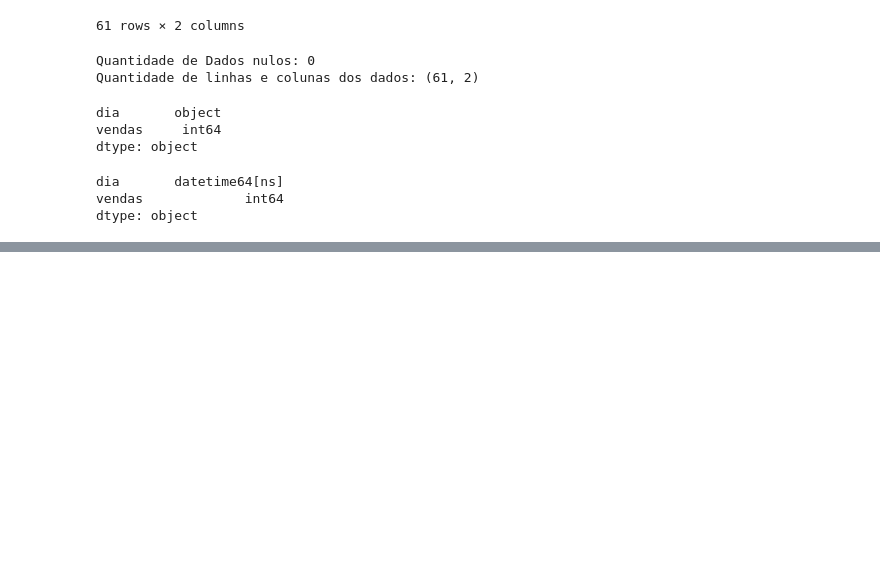
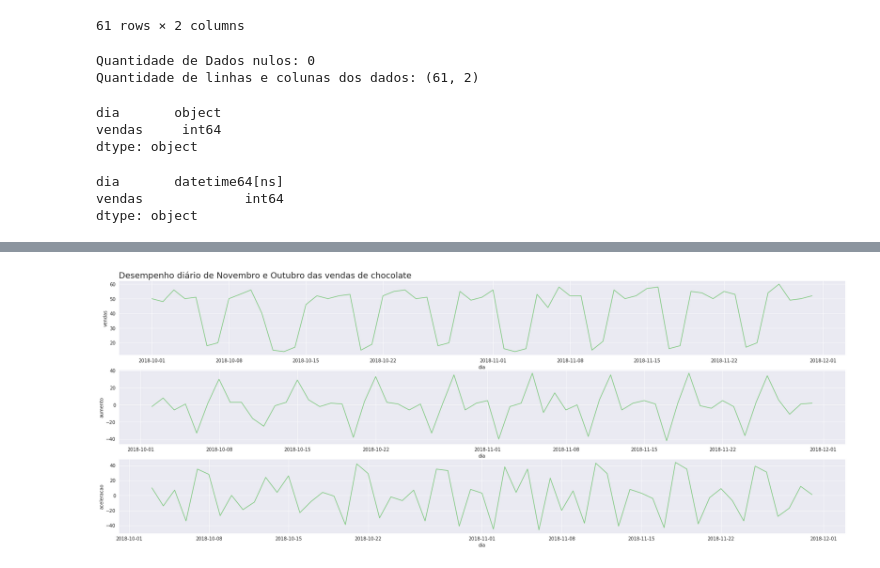
Before and after one commit to King-Bowie/TimeSeries, a Jupyter notebook: TimeSeries.ipynb, the cells around one changed output, grey strips where cells are left out. Drawn from its saved outputs; the diff is of its cells as text; code cells hidden in the pictures; blank space fills up the shorter version.

```diff
--- a/TimeSeries.ipynb
+++ b/TimeSeries.ipynb
@@ -312,3 +312,7 @@ vendas_diarias.dtypes
 dia       datetime64[ns]
 vendas             int64
 dtype: object
+# %%
+vendas_diarias['aumento'] = vendas_diarias['vendas'].diff()
+vendas_diarias['aceleracao'] = vendas_diarias['aumento'].diff()
+vendas_diarias.head()
@@ -314,0 +326,5 @@ dtype: object
+# %%
+plot_comparacao('dia','vendas','aumento','aceleracao',vendas_diarias,
+                'Desempenho diário de Novembro e Outubro das vendas de chocolate')
+# %% [output]
+[figure, added]
```
Also changed, not shown: parts of 9 cells of this notebook.
